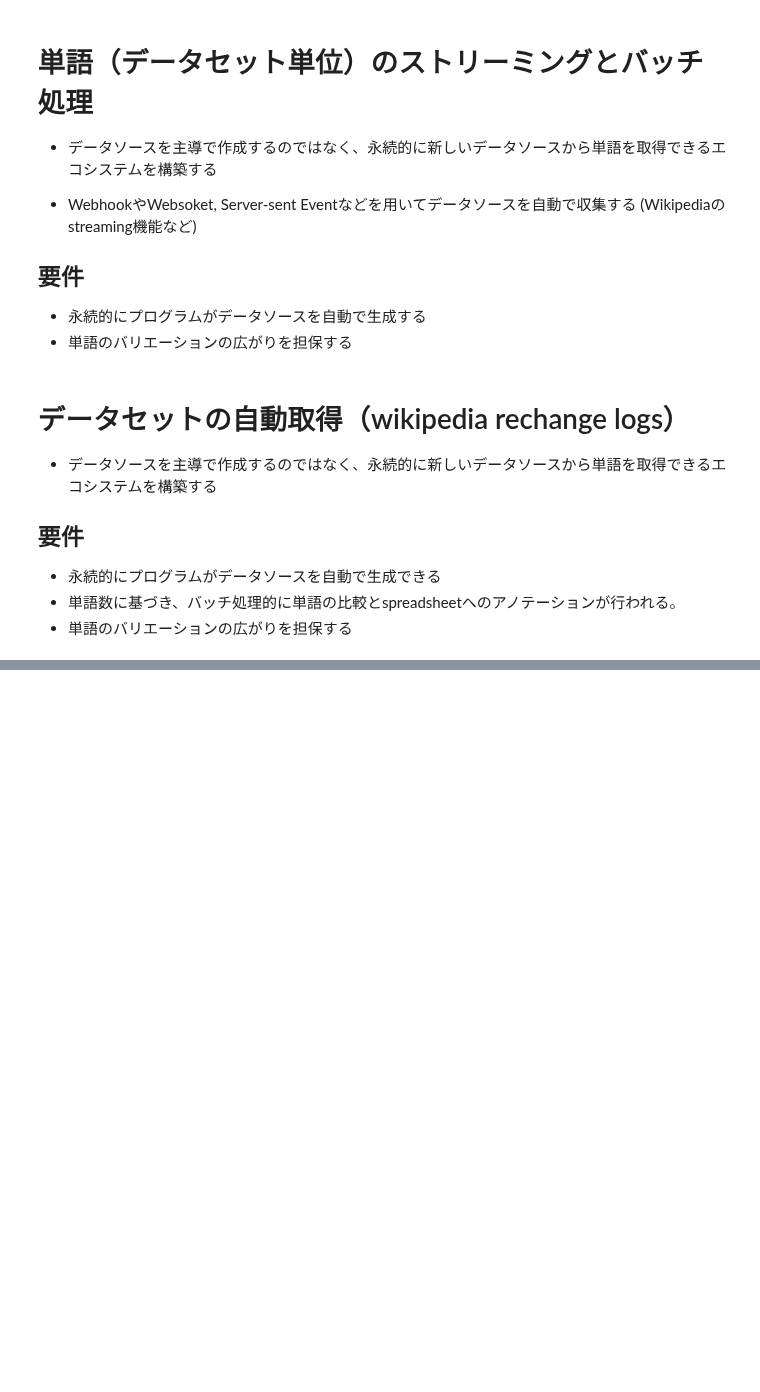
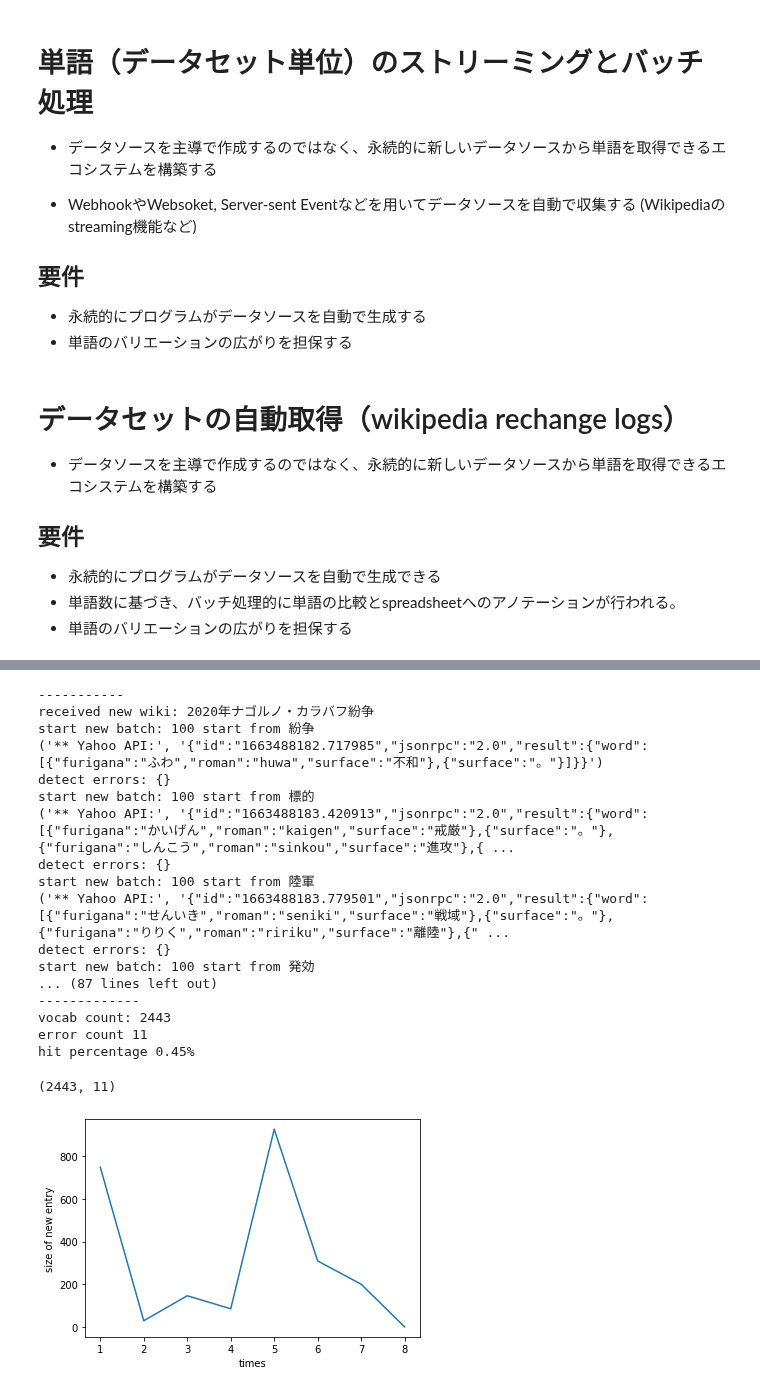
Before and after one commit to mzhkz/coefont_kana_convert_error_detector, a Jupyter notebook: 0904_detect_kana_yomi_error.ipynb, the cells around one changed output, grey strips where cells are left out. Saved outputs shown, nothing was run; the diff lists cells and outputs as text; code cells hidden in the pictures; blank space fills up the shorter version.

```diff
--- a/0904_detect_kana_yomi_error.ipynb
+++ b/0904_detect_kana_yomi_error.ipynb
@@ -287,21 +289,24 @@ class BaseConverter:
   def __init__(self, conveter_name):
     self.converter_name = conveter_name
     self.split_code = SYMBOL_SEMICORON
-    self.show_access_log = False
+    self.show_api_log = False
 
   def preprosessing(self, subject):
     return subject
 
-  def convert(self, vocabs, show_access_log=False):
-    self.show_access_log = show_access_log
+  def convert(self, vocabs, show_api_log=False):
+    self.show_api_log = show_api_log
     sentence = SYMBOL_PUNCTUATION.join(vocabs) + SYMBOL_PUNCTUATION # 各単語をsplit tokenを付けて文字列化
     result = self._execute_api(sentence)
-    # result = result.replace(SYMBOL_PUNCTUATION, SYMBOL_NONE)
     converted_vocabs = [self.preprosessing(vocab) for vocab in result.split(SYMBOL_PUNCTUATION)] #文字列をsplit tokenを用いて単語ごとにリスト化
     return converted_vocabs
 
   def get_indexkey(self, noun):
     return "{}_{}".format(self.converter_name, noun).encode("utf-8")
+
+  def print_api_log(self, *message):
+    if self.show_api_log:
+      print(message)
 # %% [markdown]
 ## CoeFont API (target)
 * CoefontのAPIのアクセス方法とアクセスキーが変わり次第、実装する
@@ -436,7 +441,7 @@ class YahooConverter(BaseConverter):
     encoded_params = json.dumps(params).encode()
     r = reqs.post(url=url, data=encoded_params, headers=headers)
     response_text = r.text
-    print("** Yahoo API:", response_text)
+    self.print_api_log("** Yahoo API:", response_text)
     response_json = json.loads(response_text)
     if "error" in response_json:
       print("params error:", params)
@@ -588,20 +588,21 @@ class OptimaizedCompetionBatch:
 
 
    # バッチ処理実行用関数
-  def _execute_batch(self, entries, reset_cache):
-      print("start new batch:", len(entries), "start from", entries[0][0])
+  def _execute_batch(self, entries, reset_cache, show_batch_log, show_api_log):
+      if show_batch_log:
+        print("start new batch:", len(entries), "start from", entries[0][0])
       entry_vocabs = list(map(lambda vocab: vocab[0], entries))
       entry_labels = list(map(lambda vocab: vocab[1], entries))
       dataset = ArrayDataSource(entry_vocabs, entry_labels) # バッチ処理に必要なデータセットを作成
       errors = dict()
       try:
-        errors = self.competiton.compete_to_all(dataset, reset_cache) # coefont apiとmecab and 他社apiを比較する
+        errors = self.competiton.compete_to_all(dataset, reset_cache, show_api_log) # coefont apiとmecab and 他社apiを比較する
       except BaseException as err:
         print(err)
-      self.save_to_spreadsheet(errors) # google spreadsheetに結果を書き込み
+      self.save_to_spreadsheet(errors, show_batch_log) # google spreadsheetに結果を書き込み
       return len(errors.keys())
 
-  def start(self, reset_cache=False, plot_entry_rates=False, show_access_log=False):
+  def start(self, reset_cache=False, show_batch_log=False, plot_entry_rates=False, show_api_log=False):
     entries = []
     character_size = 0
 
@@ -633,32 +634,33 @@ class OptimaizedCompetionBatch:
          character_size += len(entry)
          # 新しく比較対象にエントリーされた総文字数がbatch_character_size以上になった場合、比較処理を行う
          if self.batch_character_size <= character_size:
-            error_count += self._execute_batch(entries, reset_cache)
+            error_count += self._execute_batch(entries, reset_cache, show_batch_log, show_api_log)
             # 初期化
             entries = []
             character_size = 0
 
     else: #データセットをすべて読み込んだ後の残り物も処理
       entry_rates.append(diff) # 差分を追加
-      error_count += self._execute_batch(entries, reset_cache)
+      error_count += self._execute_batch(entries, reset_cache, show_batch_log, show_api_log)
 
     # 変化量を表示
     entry_count = sum(entry_rates)
     if plot_entry_rates:
-      print("-------------")
-      print("vocab count:", entry_count)
-      print("error count", error_count)
-      print("hit percentage", format(float(error_count + 1e-8) / float(entry_count+ 1e-8) * 100.0, '.2f') + "%")
       x = np.arange(1, len(entry_rates)+1)
       y = np.array(entry_rates)
       plt.xlabel('times')
       plt.ylabel('size of new entry')
       plt.plot(x, y)
+    print("-------------")
+    print("vocab count:", entry_count)
+    print("error count", error_count)
+    print("hit percentage", format(float(error_count + 1e-8) / float(entry_count+ 1e-8) * 100.0, '.2f') + "%")
 
     return entry_count, error_count
 
-  def save_to_spreadsheet(self, errors):
-    print("detect errors:", errors)
+  def save_to_spreadsheet(self, errors, show_batch_log):
+    if show_batch_log:
+      print("detect errors:", errors)
 
     # checked_dbに単語を追加
     set_on = "1".encode("utf-8")
@@ -726,0 +706,24 @@ hit percentage 1.81%
+# %%
+# datasetの上限100, バッチ処理100characterに設定し、ストリーミングを行う
+test_09_batch = OptimaizedCompetionBatch(test_09_competition, streaming_iters=getDataSourceFromWikipedia(limit=15, show_received_log=True), batch_character_size=200)
+test_09_batch.start(plot_entry_rates=True, show_batch_log=True, show_api_log=True) #ストリーミング処理を開始
+# %% [output]
+-----------
+received new wiki: 2020年ナゴルノ・カラバフ紛争
+start new batch: 100 start from 紛争
+('** Yahoo API:', '{"id":"1663488182.717985","jsonrpc":"2.0","result":{"word":[{"furigana":"ふわ","roman":"huwa","surface":"不和"},{"surface":"。"}]}}')
+detect errors: {}
+start new batch: 100 start from 標的
+('** Yahoo API:', '{"id":"1663488183.420913","jsonrpc":"2.0","result":{"word":[{"furigana":"かいげん","roman":"kaigen","surface":"戒厳"},{"surface":"。"},{"furigana":"しんこう","roman":"sinkou","surface":"進攻"},{ ...
+detect errors: {}
+start new batch: 100 start from 陸軍
+('** Yahoo API:', '{"id":"1663488183.779501","jsonrpc":"2.0","result":{"word":[{"furigana":"せんいき","roman":"seniki","surface":"戦域"},{"surface":"。"},{"furigana":"りりく","roman":"ririku","surface":"離陸"},{" ...
+detect errors: {}
+start new batch: 100 start from 発効
+... (87 lines left out)
+-------------
+vocab count: 2443
+error count 11
+hit percentage 0.45%
+(2443, 11)
+[figure, added]
```
Also changed, not shown: parts of 9 cells of this notebook.
